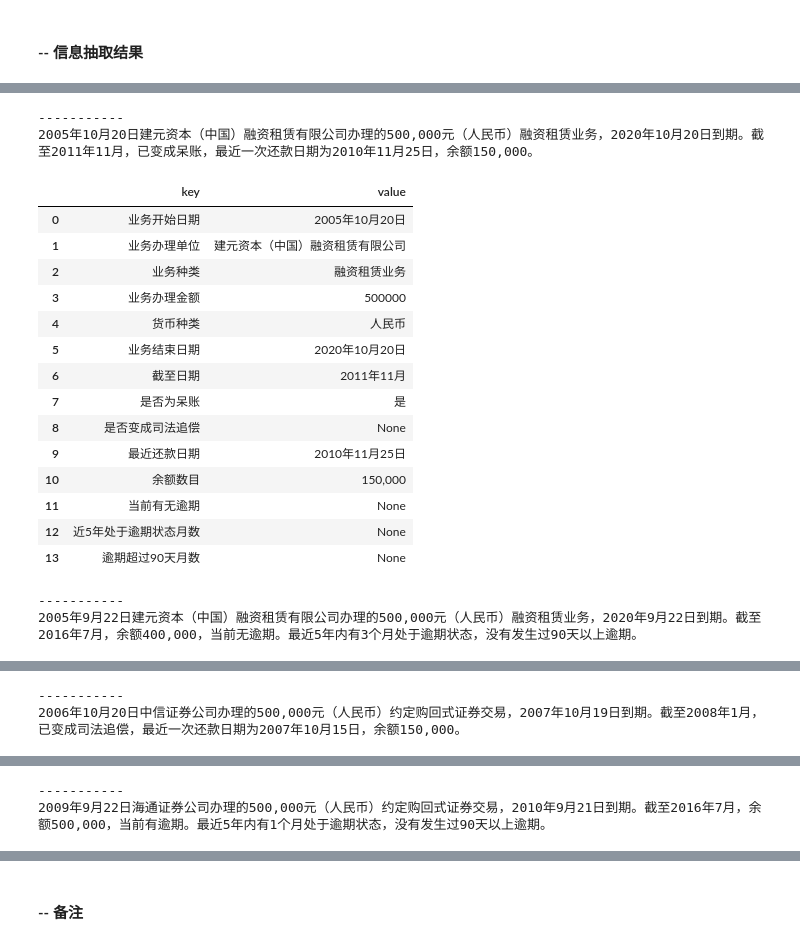
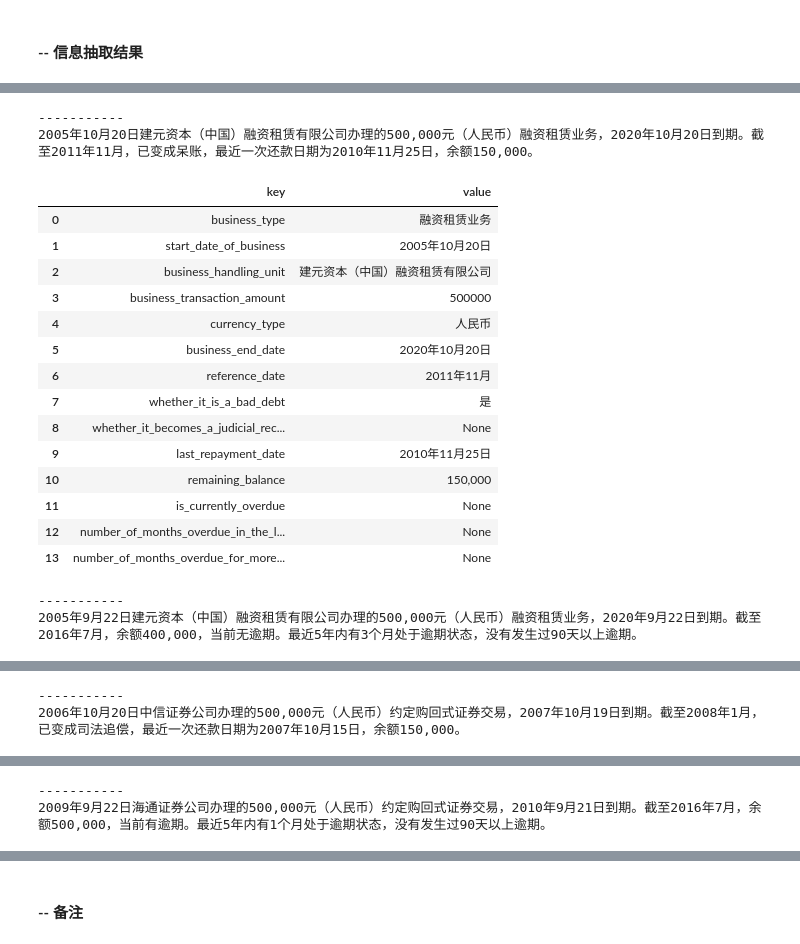
Before and after one commit to Arnoldzyf/knowledge_extraction_from_credit_reports, a Jupyter notebook: 4_简版方案.ipynb, the cells around one changed output, grey strips where cells are left out. Saved outputs shown, nothing was run; the diff lists cells and outputs as text; code cells hidden in the pictures.

```diff
--- a/4_简版方案.ipynb
+++ b/4_简版方案.ipynb
@@ -939,20 +943,14 @@ def djkyq_result_fixing(case, result):
 
     return result
 # %%
-## 矫正
-result_1 = djkyq_result_fixing(case=case_1, result=result_1)
-
-result_2 = djkyq_result_fixing(case=case_2, result=result_2)
-
-result_2_1 = djkyq_result_fixing(case=case_2_1, result=result_2_1)
-
-result_3 = djkyq_result_fixing(case=case_3, result=result_3)
+## 抽取结果矫正
+result_1 = xyk_yq_result_fixing(case=case_1, result=result_1)
+result_2 = xyk_yq_result_fixing(case=case_2, result=result_2)
+result_2_1 = xyk_yq_result_fixing(case=case_2_1, result=result_2_1)
+result_3 = xyk_yq_result_fixing(case=case_3, result=result_3)
 # %% [markdown]
 ------------------------------ 最终效果展示 -----------------------------
 # %%
-pd.set_option('display.max_columns', None)
-pd.set_option('display.max_rows', None)
-
 cases = [case_1, case_2, case_2_1, case_3]
 results = [result_1, result_2, result_2_1, result_3]
 for i in range(len(cases)):
@@ -1050,7 +1134,7 @@ for i in range(len(cases)):
 # %% [markdown]
 #### -- 定义关键字段
 # %%
-qtyw_fsgyq_schema = ["业务开始日期", "业务办理单位", "业务种类", "业务办理金额", "货币种类", "业务结束日期"]
+qtyw_fsgyq_schema = ["业务种类", "业务开始日期", "业务办理单位", "业务办理金额", "货币种类", "业务结束日期"]
 qtyw_fsgyq_schema.extend(["截至日期","是否为呆账", "是否变成司法追偿", "最近还款日期", "余额数目"])
 qtyw_fsgyq_schema.extend(['当前有无逾期', '近5年处于逾期状态月数','逾期超过90天月数'])
 
@@ -1108,10 +1188,8 @@ def qtyw_fsgyq_result_fixing(case, result):
                 当前有无逾期：无
         3. 若含有 “已变成呆账”：
                 是否为呆账: 是
-            否则：
-                无
         4. 业务种类:
-                第一个`，`之前 -- 再 -- 最后一个`，`之后
+                第一个`，`之前 -- 再 -- 最后一个`）`之后
         5. 若含有“已变成司法追偿”：
                 是否变成司法追偿：是
         6. 货币种类：
@@ -1159,33 +1237,33 @@ def qtyw_fsgyq_result_fixing(case, result):
 # %%
 for case in qtyw_fsgyq_cases:
     ## 模型提取
-    result = extract_info_from_taskflow(task=qtyw_fsgyq_ie, case=case, schema=qtyw_fsgyq_schema)
+    result = extract_info_from_taskflow(case=case, schema=qtyw_fsgyq_schema)
     ## 结果矫正
     result = qtyw_fsgyq_result_fixing(case, result)
     ## key值转英文
-    # result = {key_2_English(k):v for k,v in result.items()}
+    result = {key_2_English(k):v for k,v in result.items()}
     ## 结果展示
     print("-----------")
     print(case)
     display(pd.DataFrame(list(result.items()), columns=['key', 'value']))
 # %% [output]
 -----------
 2005年10月20日建元资本（中国）融资租赁有限公司办理的500,000元（人民币）融资租赁业务，2020年10月20日到期。截至2011年11月，已变成呆账，最近一次还款日期为2010年11月25日，余额150,000。
 |  | key | value |
-| 0 | 业务开始日期 | 2005年10月20日 |
-| 1 | 业务办理单位 | 建元资本（中国）融资租赁有限公司 |
-| 2 | 业务种类 | 融资租赁业务 |
-| 3 | 业务办理金额 | 500000 |
-| 4 | 货币种类 | 人民币 |
-| 5 | 业务结束日期 | 2020年10月20日 |
-| 6 | 截至日期 | 2011年11月 |
-| 7 | 是否为呆账 | 是 |
-| 8 | 是否变成司法追偿 | None |
-| 9 | 最近还款日期 | 2010年11月25日 |
-| 10 | 余额数目 | 150,000 |
-| 11 | 当前有无逾期 | None |
-| 12 | 近5年处于逾期状态月数 | None |
-| 13 | 逾期超过90天月数 | None |
+| 0 | business_type | 融资租赁业务 |
+| 1 | start_date_of_business | 2005年10月20日 |
+| 2 | business_handling_unit | 建元资本（中国）融资租赁有限公司 |
+| 3 | business_transaction_amount | 500000 |
+| 4 | currency_type | 人民币 |
+| 5 | business_end_date | 2020年10月20日 |
+| 6 | reference_date | 2011年11月 |
+| 7 | whether_it_is_a_bad_debt | 是 |
+| 8 | whether_it_becomes_a_judicial_rec... | None |
+| 9 | last_repayment_date | 2010年11月25日 |
+| 10 | remaining_balance | 150,000 |
+| 11 | is_currently_overdue | None |
+| 12 | number_of_months_overdue_in_the_l... | None |
+| 13 | number_of_months_overdue_for_more... | None |
 -----------
 2005年9月22日建元资本（中国）融资租赁有限公司办理的500,000元（人民币）融资租赁业务，2020年9月22日到期。截至2016年7月，余额400,000，当前无逾期。最近5年内有3个月处于逾期状态，没有发生过90天以上逾期。
 |  | key | value |
```
Also changed, not shown: parts of 69 cells of this notebook, 2 other files.
